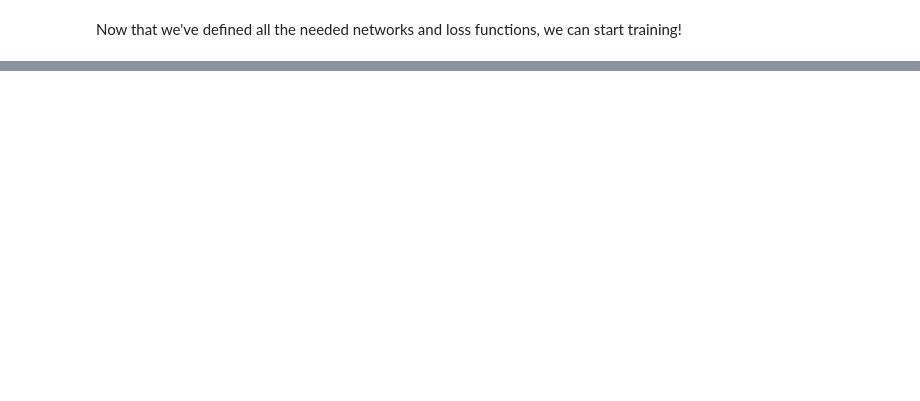
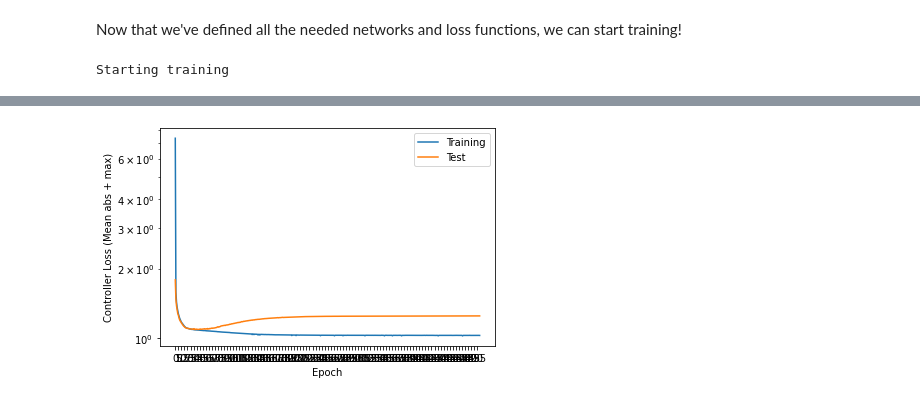
Before and after one commit to dawsonc/verified_neural_control, a Jupyter notebook: Neural SysID + Control Dubins.ipynb, the cells around one changed output, grey strips where cells are left out. Drawn from its saved outputs; the diff is of its cells as text; code cells hidden in the pictures; blank space fills up the shorter version.

```diff
--- a/Neural SysID + Control Dubins.ipynb
+++ b/Neural SysID + Control Dubins.ipynb
@@ -527,36 +573,37 @@ def lyapunov_loss(x_goal, x_safe, u, dynamics_model, lyapunov_model):
 Now that we've defined all the needed networks and loss functions, we can start training!
 # %%
 # Define hyperparameters for the learning process
-learning_rate = 1e-3
+learning_rate = 1e-2
 batch_size = 1024
 max_epochs = 500
 
-# For robustness, we apply a margin to the unsafe set during training (but not during test)
-safety_margin = 0.1
-
-# Define the network for learning the dynamics
+# Define the network for learning the controller and certificates
 controller = ControllerReLUNet(n_dims, n_controls)
-lyap_function = LyapunovReLUNet(n_dims)
+lyap_function = LyapunovNet(n_dims)
+barrier_function = BarrierReLUNet(n_dims)
 
 
 def adjust_learning_rate(optimizer, epoch):
     """Sets the learning rate to the initial LR decayed by 10 every 30 epochs"""
-    lr = learning_rate * (0.5 ** (epoch // 10))
+    lr = learning_rate * (0.8 ** (epoch // 10))
     lr = max(1e-5, lr)
     for param_group in optimizer.param_groups:
         param_group['lr'] = lr
 
 # Train the networks
-optimizer = optim.Adam(list(controller.parameters()) + list(lyap_function.parameters()), lr=learning_rate)
+optimizer = optim.Adam(list(controller.parameters())
+                       + list(lyap_function.parameters())
+                       + list(barrier_function.parameters()), lr=learning_rate)
 
 # Also log histories of training and test loss
 training_losses = []
 test_losses = []
 test_lyap_losses = []
-test_set_invariance_losses = []
+test_barrier_losses = []
 best_loss = np.inf
 
 epochs = tqdm(range(max_epochs))
+print("Starting training")
 for epoch in epochs:
     # Set the adaptive learning rate
     adjust_learning_rate(optimizer, epoch)
@@ -566,32 +613,40 @@ for epoch in epochs:
 
     loss_acumulated = 0.0
     for i in range(0, N_train, batch_size):
-        # Get samples from the state space and segment them as safe/unsafe/goal
+        # Get samples from the state space
         indices = permutation[i:i+batch_size]
         x = x_train[indices]
+        h = h_train[indices]
+        d = dist_to_goal_train[indices]
+
+        # segment them as safe/unsafe/goal
         unsafe_mask = check_unsafe(x)
         goal_mask = check_goal(x)
         safe_mask = torch.logical_and(torch.logical_not(unsafe_mask), torch.logical_not(goal_mask))
         x_safe = x[safe_mask, :]
         x_unsafe = x[unsafe_mask, :]
         x_goal = x[goal_mask, :]
+        h_safe = h[safe_mask, :]
+        dist_to_goal_safe = d[safe_mask, :]
 
         # Zero the parameter gradients
         optimizer.zero_grad()
 
-        # Forward pass to get the controller output (the forward pass for the lyapunov function
+        # Forward pass to get the controller output (the forward pass for the lyapunov and barrier functions
         # happens inside the lyapunov loss function)
         u_safe = controller(x_safe)
-        u_unsafe = controller(x_unsafe)
         u_goal = controller(x_goal)
 
         # Compute loss and backpropagate
         loss = 0.0
-        loss += control_loss(torch.vstack((u_safe, u_goal)))
-        loss += forward_set_invariance_loss(x_unsafe, controller, dynamics_model, safety_margin)
-        loss += forward_set_invariance_loss(x_safe, controller, dynamics_model, safety_margin)
-        loss += lyapunov_loss(x_goal, x_safe, u_safe, dynamics_model, lyap_function)
-        loss.backward()
+        loss += 0.01 * control_loss(torch.vstack((u_safe, u_goal)))
+#         if x_safe.shape[0] > 0:
+#             loss += barrier_loss(x, h, x_safe, u_safe, h_safe, dynamics_model, barrier_function)
+        if x_goal.shape[0] > 0 and x_safe.shape[0] > 0:
+            loss += lyapunov_loss(x_goal, x_safe, u_safe, dynamics_model, lyap_function, dist_to_goal_safe)
+
+        if loss > 0:
+            loss.backward()
 
         loss_acumulated += loss
 
@@ -610,15 +665,15 @@ for epoch in epochs:
 
         # Compute loss and backpropagate
         loss = 0.0
-        loss += control_loss(torch.vstack((u_safe, u_goal)))
-        set_invariance_loss = forward_set_invariance_loss(x_safe_test, controller, dynamics_model, safety_margin)
-        loss += set_invariance_loss
-        lyap_loss = lyapunov_loss(x_goal_test, x_safe_test, u_safe, dynamics_model, lyap_function)
+        loss += 0.1 * control_loss(torch.vstack((u_safe, u_goal)))
+#         set_invariance_loss = barrier_loss(x_test, h_test, x_safe_test, u_safe, h_safe_test, dynamics_model, barrier_function)
+#         loss += set_invariance_loss
+        lyap_loss = lyapunov_loss(x_goal_test, x_safe_test, u_safe, dynamics_model, lyap_function, dist_to_goal_safe_test)
         loss += lyap_loss
 
         epochs.set_description(f"Test loss: {round(loss.item(), 4)}")
         test_losses.append(loss)
-        test_set_invariance_losses.append(set_invariance_loss)
+#         test_barrier_losses.append(set_invariance_loss)
         test_lyap_losses.append(lyap_loss)
 
         if loss <= best_loss:
@@ -629,12 +684,14 @@ for epoch in epochs:
                         'lyap_function': lyap_function.state_dict(),
                         'training_losses': training_losses,
                         'test_losses': test_losses}, filename)
+# %% [output]
+Starting training
 # %%
 # Plot the total loss curves
 plt.figure()
-plt.plot(range(epoch), training_losses)
-plt.plot(range(epoch), test_losses)
-plt.gca().set_xticks(np.arange(0, epoch+1, 100))
+plt.plot(range(epoch+1), training_losses)
+plt.plot(range(epoch+1), test_losses)
+plt.gca().set_xticks(np.arange(0, epoch+1, 5))
 plt.xlabel("Epoch")
 plt.ylabel("Controller Loss (Mean abs + max)")
 plt.legend(["Training", "Test"])
@@ -645,3 +700,4 @@ plt.yscale("log")
+[figure, added]
 # %%
 # Plot the loss curves for lyapunov and set invariance loss on the test set
 plt.figure()
```
Also changed, not shown: parts of 14 cells of this notebook, 1 other file.
